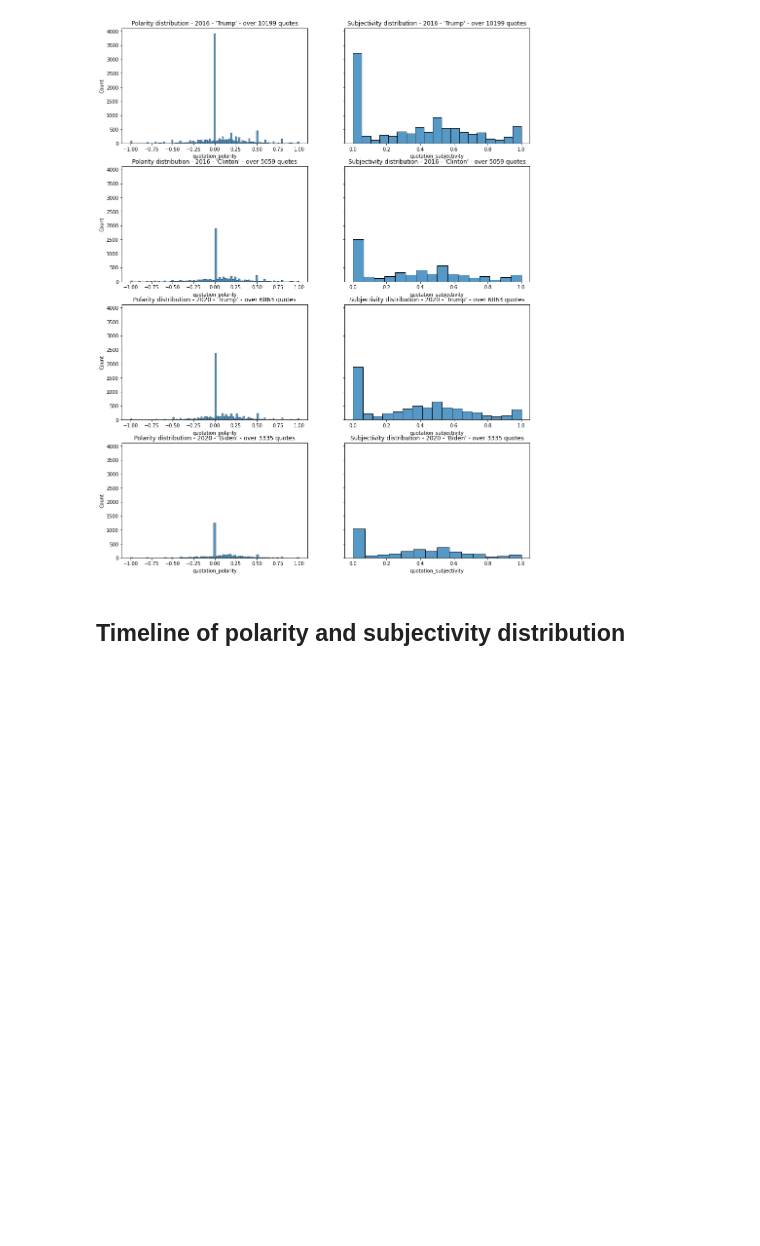
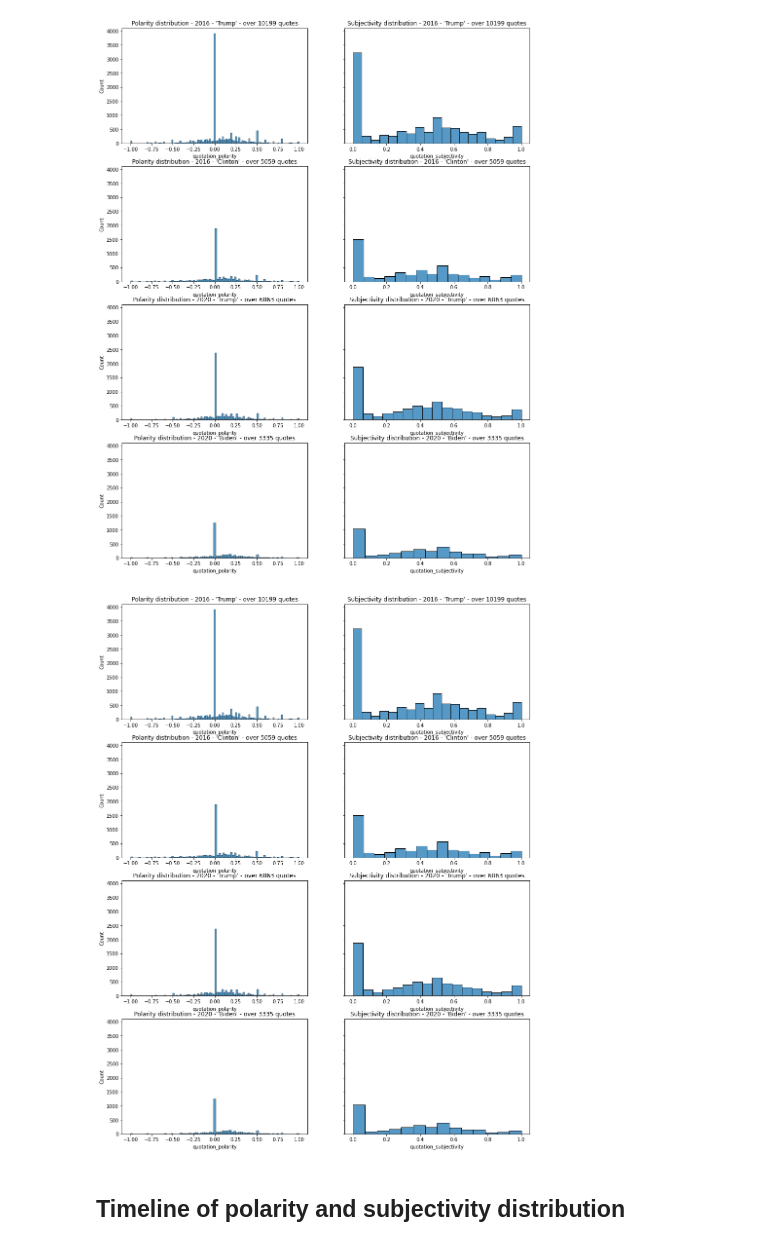
Before and after one commit to epfl-ada/ada-2021-project-sars, a Jupyter notebook: sentiment_analysis.ipynb, the cells around one changed output. Cells and saved outputs as stored; diff of their text form; code cells hidden in the pictures; blank space fills up the shorter version.

```diff
--- a/sentiment_analysis.ipynb
+++ b/sentiment_analysis.ipynb
@@ -60,3 +75,29 @@ fig.savefig('Data/Visualization/Frequency_Distribution_Of_Polarity_Subjectivity_
+# %%
+fig, axes = plt.subplots(4, 2, figsize=(15, 20), sharey=True)
+
+sns.histplot(df_trump_2016_sa['quotation_polarity'], ax=axes[0][0])
+axes[0][0].set_title(f'Polarity distribution - 2016 - \'Trump\' - over {len(df_trump_2016_sa)} quotes')
+sns.histplot(df_trump_2016_sa['quotation_subjectivity'], ax=axes[0][1])
+axes[0][1].set_title(f'Subjectivity distribution - 2016 - \'Trump\' - over {len(df_trump_2016_sa)} quotes')
+
+sns.histplot(df_clinton_2016_sa['quotation_polarity'], ax=axes[1][0])
+axes[1][0].set_title(f'Polarity distribution - 2016 - \'Clinton\' - over {len(df_clinton_2016_sa)} quotes')
+sns.histplot(df_clinton_2016_sa['quotation_subjectivity'], ax=axes[1][1])
+axes[1][1].set_title(f'Subjectivity distribution - 2016 - \'Clinton\' - over {len(df_clinton_2016_sa)} quotes')
+
+sns.histplot(df_trump_2020_sa['quotation_polarity'], ax=axes[2][0])
+axes[2][0].set_title(f'Polarity distribution - 2020 - \'Trump\' - over {len(df_trump_2020_sa)} quotes')
+sns.histplot(df_trump_2020_sa['quotation_subjectivity'], ax=axes[2][1])
+axes[2][1].set_title(f'Subjectivity distribution - 2020 - \'Trump\' - over {len(df_trump_2020_sa)} quotes')
+
+sns.histplot(df_biden_2020_sa['quotation_polarity'], ax=axes[3][0])
+axes[3][0].set_title(f'Polarity distribution - 2020 - \'Biden\' - over {len(df_biden_2020_sa)} quotes')
+sns.histplot(df_biden_2020_sa['quotation_subjectivity'], ax=axes[3][1])
+axes[3][1].set_title(f'Subjectivity distribution - 2020 - \'Biden\' - over {len(df_biden_2020_sa)} quotes')
+
+fig.savefig('Data/Visualization/Frequency_Distribution_Of_Polarity_Subjectivity_Trump_Clinton_Biden_Quotes.png', transparent=True)
+# %% [output]
+[figure, added]
 # %% [markdown]
 ## Timeline of polarity and subjectivity distribution
 # %%
```
Also changed, not shown: parts of 5 cells of this notebook, 1 other file.
